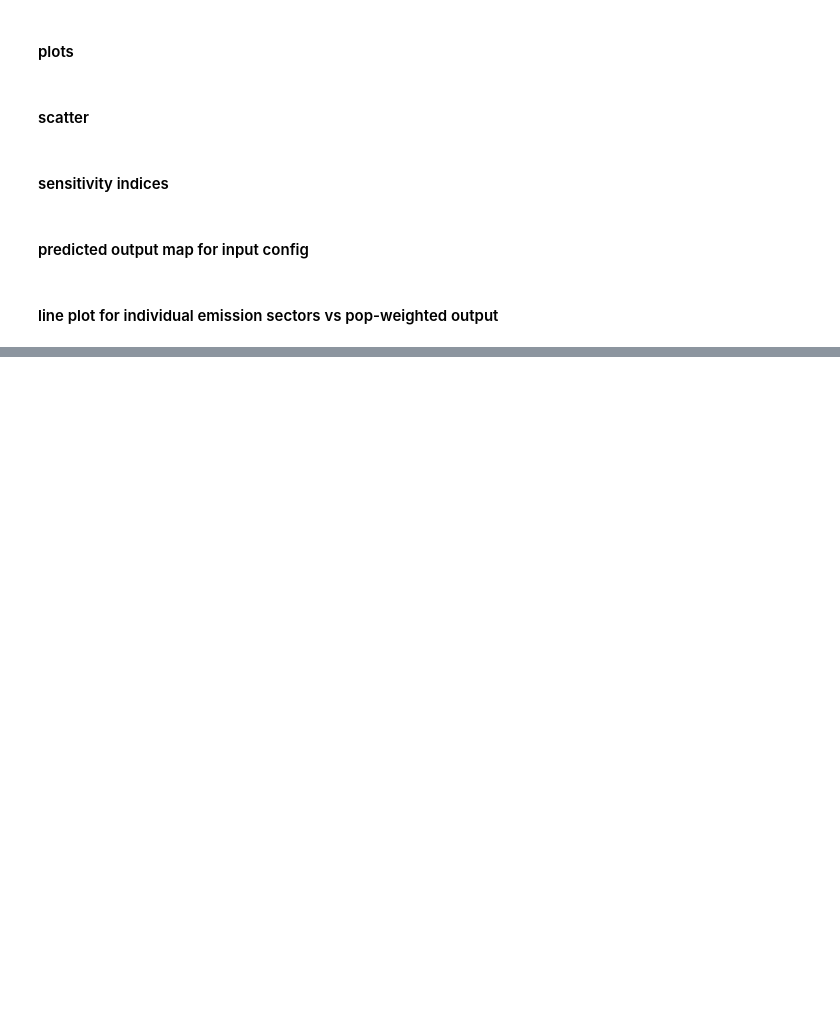
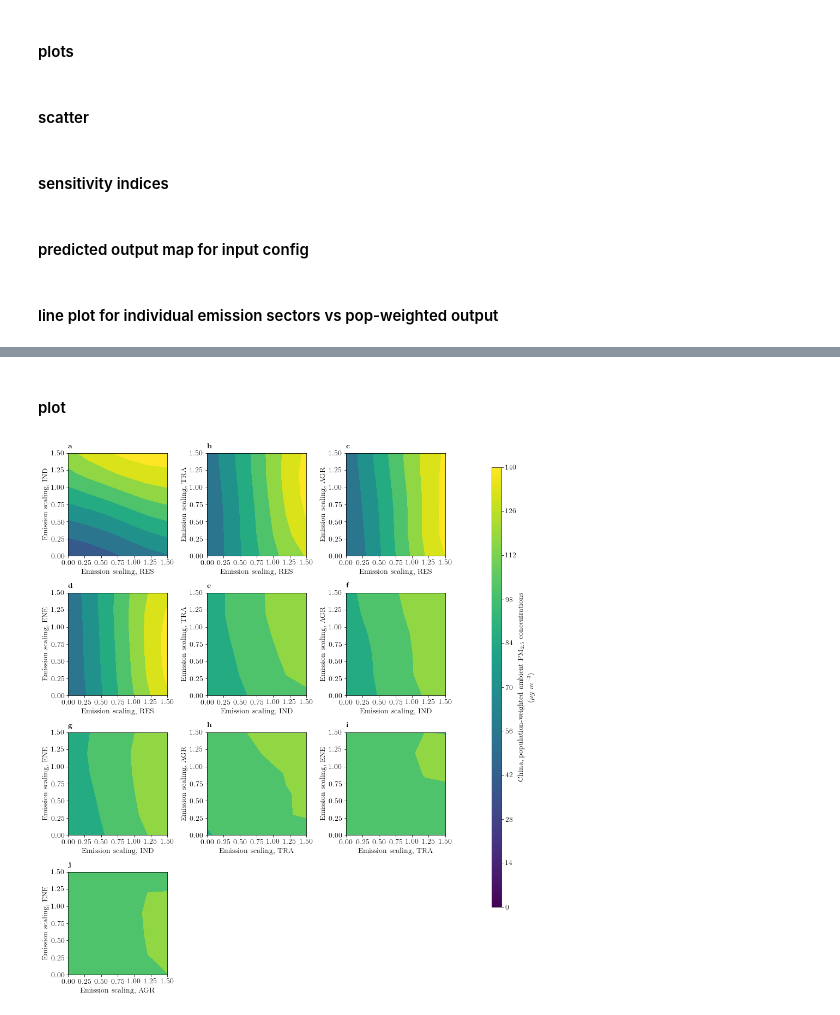
Before and after one commit to lukeconibear/emulator, a Jupyter notebook: emulator_plots.ipynb, the cells around one changed output, grey strips where cells are left out. Cells and saved outputs as stored; diff of their text form; code cells hidden in the pictures; blank space fills up the shorter version.

```diff
--- a/emulator_plots.ipynb
+++ b/emulator_plots.ipynb
@@ -686,0 +764,2 @@ plt.show()
+# %% [markdown]
+#### plot
@@ -686,0 +772,77 @@ plt.show()
+# %%
+x = np.linspace(0, 1.5, 6)
+y = np.flipud(np.linspace(0, 1.5, 6))
+xx, yy = np.meshgrid(x, y)
+
+def make_plot(index, levels, xx, yy, z, x_label, y_label):
+    ax = fig.add_subplot(gs[index])
+    plt.xlim([0, 1.5])
+    plt.ylim([0, 1.5])
+    plt.xticks(np.arange(0, 1.75, 0.25))
+    plt.yticks(np.arange(0, 1.75, 0.25))
+    plt.xticks(fontsize=14)
+    plt.yticks(fontsize=14)
+    plt.xlabel('Emission scaling, ' + x_label, fontsize=14)
+    plt.ylabel('Emission scaling, ' + y_label, fontsize=14)
+    norm = matplotlib.colors.Normalize(vmin=levels[0], vmax=levels[-2])
+    cmap = 'viridis'
+    im = ax.contourf(xx, yy, z, levels, cmap=cmap, norm=norm)
+    plt.annotate(r'\textbf{' + chr(97 + index) + '}', xy=(0,1.05), xycoords='axes fraction', fontsize=14)
+# %%
+# holding others at 0.9 - need to change this to 1.0 when have full data and not 0.3 intervals
+
+# *** NEED TO CHANGE ***
+
+res_ind = np.flipud(np.array([item[1] for item in pm25_popweighted_china.items() if 'TRA0.9_AGR0.9_ENE0.9' in item[0]]).reshape(6, 6))
+res_tra = np.flipud(np.array([item[1] for item in pm25_popweighted_china.items() if 'AGR0.9_ENE0.9' in item[0] and 'IND0.9' in item[0]]).reshape(6, 6))
+res_agr = np.flipud(np.array([item[1] for item in pm25_popweighted_china.items() if 'IND0.9_TRA0.9' in item[0] and 'ENE0.9' in item[0]]).reshape(6, 6))
+res_ene = np.flipud(np.array([item[1] for item in pm25_popweighted_china.items() if 'IND0.9_TRA0.9_AGR0.9' in item[0]]).reshape(6, 6))
+ind_tra = np.flipud(np.array([item[1] for item in pm25_popweighted_china.items() if 'RES0.9' in item[0] and 'AGR0.9_ENE0.9' in item[0]]).reshape(6, 6))
+ind_agr = np.flipud(np.array([item[1] for item in pm25_popweighted_china.items() if 'RES0.9' in item[0] and 'TRA0.9' in item[0] and 'ENE0.9' in item[0]]).reshape(6, 6))
+ind_ene = np.flipud(np.array([item[1] for item in pm25_popweighted_china.items() if 'RES0.9' in item[0] and 'TRA0.9_AGR0.9' in item[0]]).reshape(6, 6))
+tra_agr = np.flipud(np.array([item[1] for item in pm25_popweighted_china.items() if 'RES0.9_IND0.9' in item[0] and 'ENE0.9' in item[0]]).reshape(6, 6))
+tra_ene = np.flipud(np.array([item[1] for item in pm25_popweighted_china.items() if 'RES0.9_IND0.9' in item[0] and 'AGR0.9' in item[0]]).reshape(6, 6))
+agr_ene = np.flipud(np.array([item[1] for item in pm25_popweighted_china.items() if 'RES0.9_IND0.9_TRA0.9' in item[0]]).reshape(6, 6))
+
+# plot
+fig = plt.figure(1, figsize=(12, 16))
+gs = gridspec.GridSpec(4, 3)
+
+output = 'pm25'
+region = 'China'
+label = region + ', population-weighted ambient PM$_{2.5}$ concentrations\n(${\\mu}g$ $m^{-3}$)'
+levels = np.linspace(0, round(np.nanmax(z), -1) + 10, 11)
+x_labels = ['RES', 'RES', 'RES', 'RES', 'IND', 'IND', 'IND', 'TRA', 'TRA', 'AGR']
+y_labels = ['IND', 'TRA', 'AGR', 'ENE', 'TRA', 'AGR', 'ENE', 'AGR', 'ENE', 'ENE']
+outputs = [res_ind, res_tra, res_agr, res_ene, ind_tra, ind_agr, ind_ene, tra_agr, tra_ene, agr_ene]
+
+for index in range(10):
+    make_plot(index, levels, xx, yy, outputs[index], x_labels[index], y_labels[index])
+
+
+ax_cbar = fig.add_axes([0.97, 0.15, 0.02, 0.7])
+sm = plt.cm.ScalarMappable(
+    norm=matplotlib.colors.Normalize(
+        vmin=levels[0], vmax=levels[-1]
+    ),
+    cmap='viridis'
+)
+sm.set_array([])
+cb = plt.colorbar(
+    sm,
+    cax=ax_cbar,
+    norm=matplotlib.colors.Normalize(
+        vmin=levels[0], vmax=levels[-1]
+    ),
+    cmap='viridis',
+    ticks=levels
+)
+cb.set_label(label, size=14)
+cb.ax.tick_params(labelsize=14)
+
+gs.tight_layout(fig, rect=[0, 0, 0.9, 0.9])
+#plt.savefig('/nfs/a336/earlacoa/png/paper_aia_emulator/' + output + '_' + region + '_2d-popweight-contour.png', dpi=700, alpha=True, bbox_inches='tight')
+#plt.savefig('/nfs/a336/earlacoa/png/paper_aia_emulator/' + output + '_' + region + '_2d-popweight-contour.eps', format='eps', dpi=700, alpha=True, bbox_inches='tight')
+plt.show()
+# %% [output]
+[figure, added]
```
Also changed, not shown: parts of 14 cells of this notebook, 2 other files.
